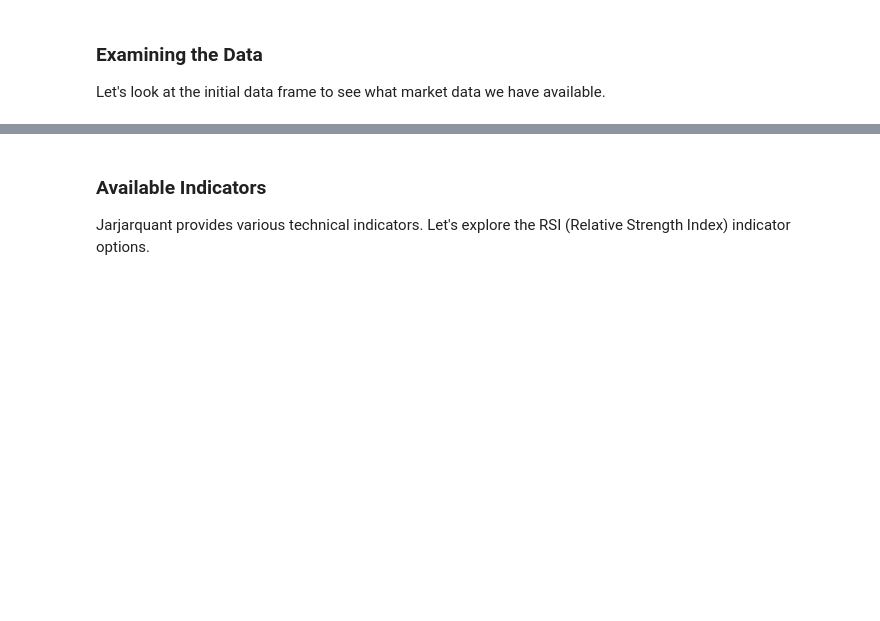
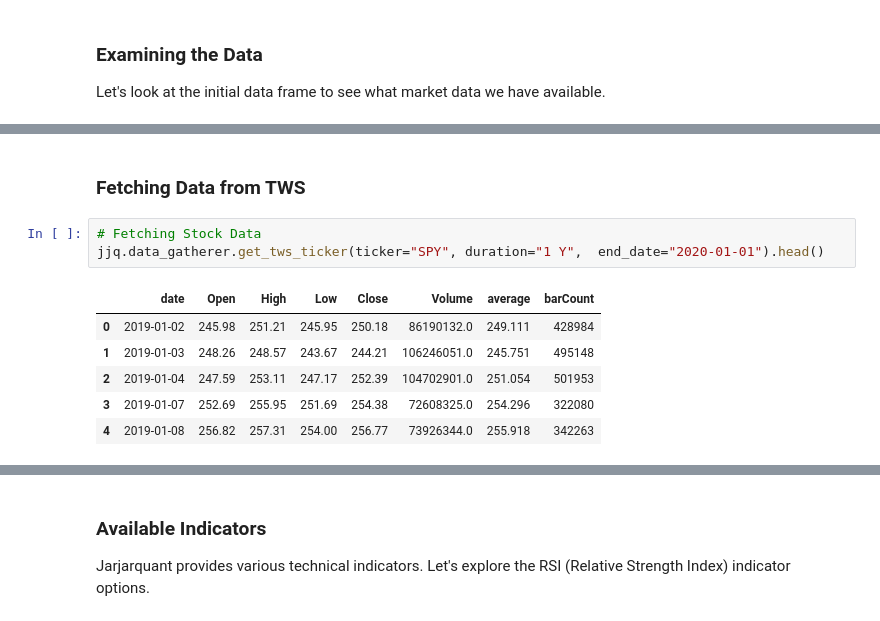
Before and after one commit to viksharma04/jarjarquant, a Jupyter notebook: notebooks/getting_started.ipynb, the cells around one changed output, grey strips where cells are left out. Drawn from its saved outputs; the diff is of its cells as text; blank space fills up the shorter version.

```diff
--- a/notebooks/getting_started.ipynb
+++ b/notebooks/getting_started.ipynb
@@ -29,0 +31,12 @@ jjq.df.head()
+# %% [markdown]
+### Fetching Data from TWS
+# %%
+# Fetching Stock Data
+jjq.data_gatherer.get_tws_ticker(ticker="SPY", duration="1 Y",  end_date="2020-01-01").head()
+# %% [output]
+|  | date | Open | High | Low | Close | Volume | average | barCount |
+| 0 | 2019-01-02 | 245.98 | 251.21 | 245.95 | 250.18 | 86190132.0 | 249.111 | 428984 |
+| 1 | 2019-01-03 | 248.26 | 248.57 | 243.67 | 244.21 | 106246051.0 | 245.751 | 495148 |
+| 2 | 2019-01-04 | 247.59 | 253.11 | 247.17 | 252.39 | 104702901.0 | 251.054 | 501953 |
+| 3 | 2019-01-07 | 252.69 | 255.95 | 251.69 | 254.38 | 72608325.0 | 254.296 | 322080 |
+| 4 | 2019-01-08 | 256.82 | 257.31 | 254.00 | 256.77 | 73926344.0 | 255.918 | 342263 |
```
Also changed, not shown: parts of 9 cells of this notebook.
